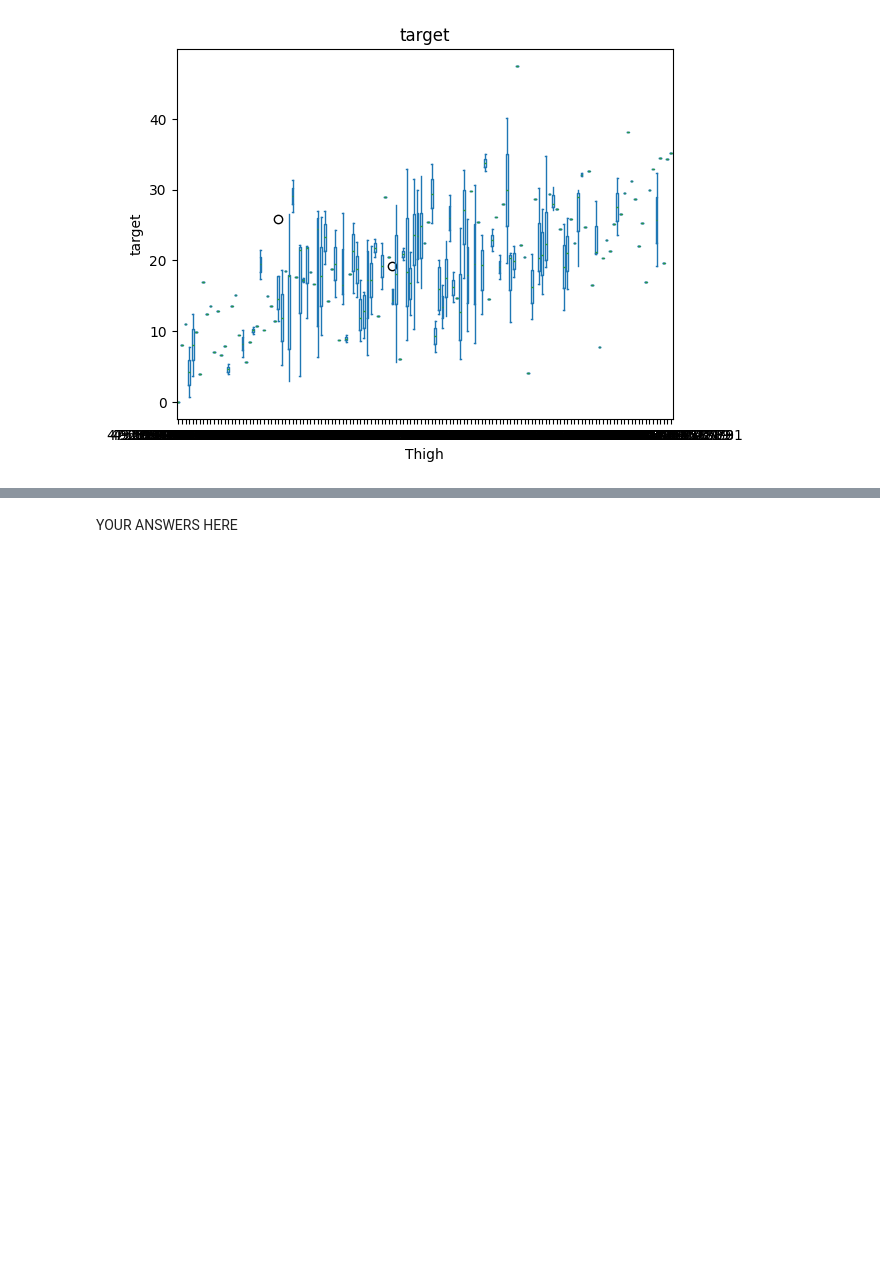
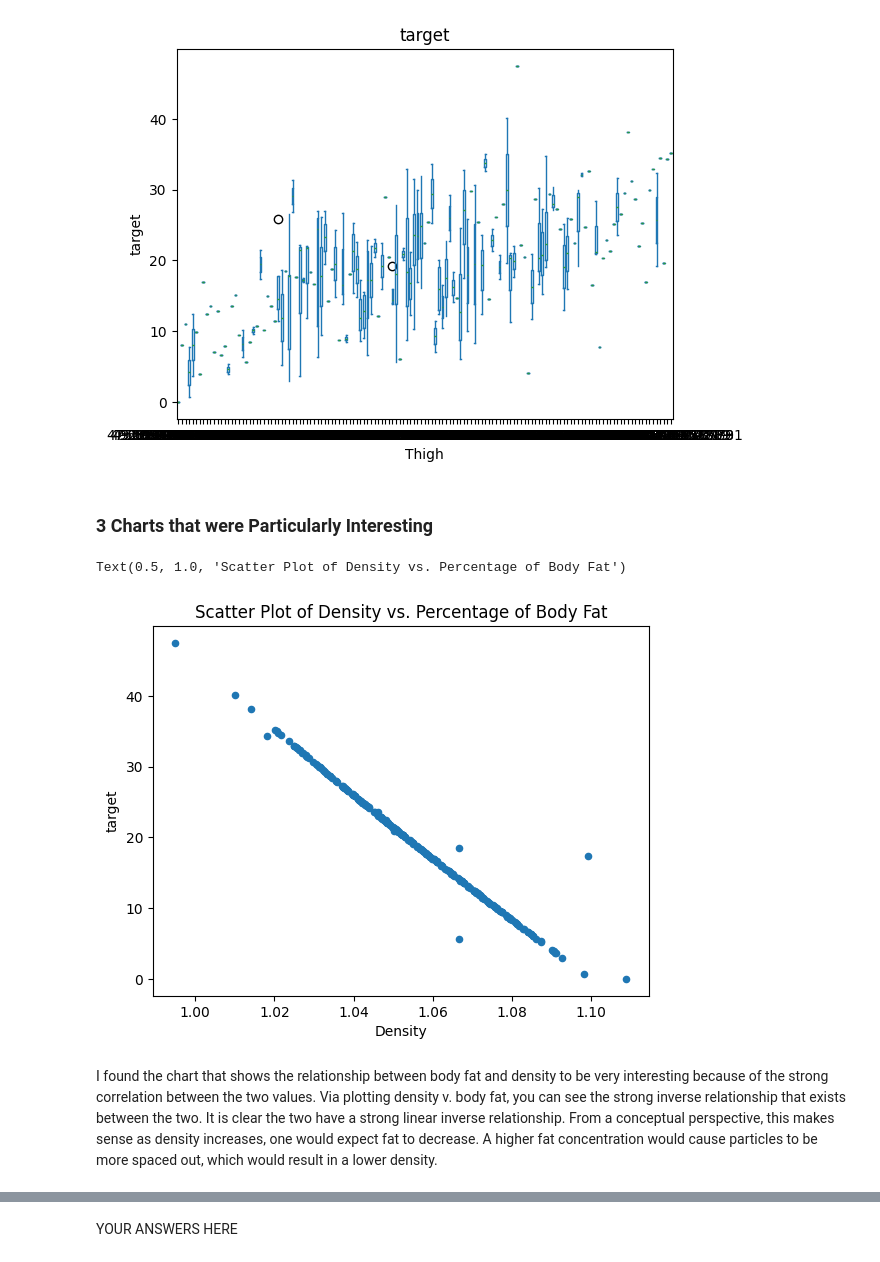
Before and after one commit to Haleymussary00/dx602-final-project, a Jupyter notebook: project.ipynb, the cells around one changed output, grey strips where cells are left out. Cells and saved outputs as stored; diff of their text form; code cells hidden in the pictures; blank space fills up the shorter version.

```diff
--- a/project.ipynb
+++ b/project.ipynb
@@ -268,3 +268,15 @@ for c in body_fat.columns:
 [figure]
 [figure]
 [figure]
+# %% [markdown]
+### 3 Charts that were Particularly Interesting
+# %%
+# Chart 1 - Scatter Plot of Density vs. Percentage of Body Fat
+
+body_fat.plot.scatter(x="Density", y="target")
+plt.title("Scatter Plot of Density vs. Percentage of Body Fat")
+# %% [output]
+Text(0.5, 1.0, 'Scatter Plot of Density vs. Percentage of Body Fat')
+[figure, added]
+# %% [markdown]
+I found the chart that shows the relationship between body fat and density to be very interesting because of the strong correlation between the two values. Via plotting density v. body fat, you can see the strong inverse relationship that exists between the two. It is clear the two have a strong linear inverse relationship. From a conceptual perspective, this makes sense as density increases, one would expect fat to decrease. A higher fat concentration would cause particles to be more spaced out, which would result in a lower density.
```
Also changed, not shown: parts of 2 cells of this notebook.
